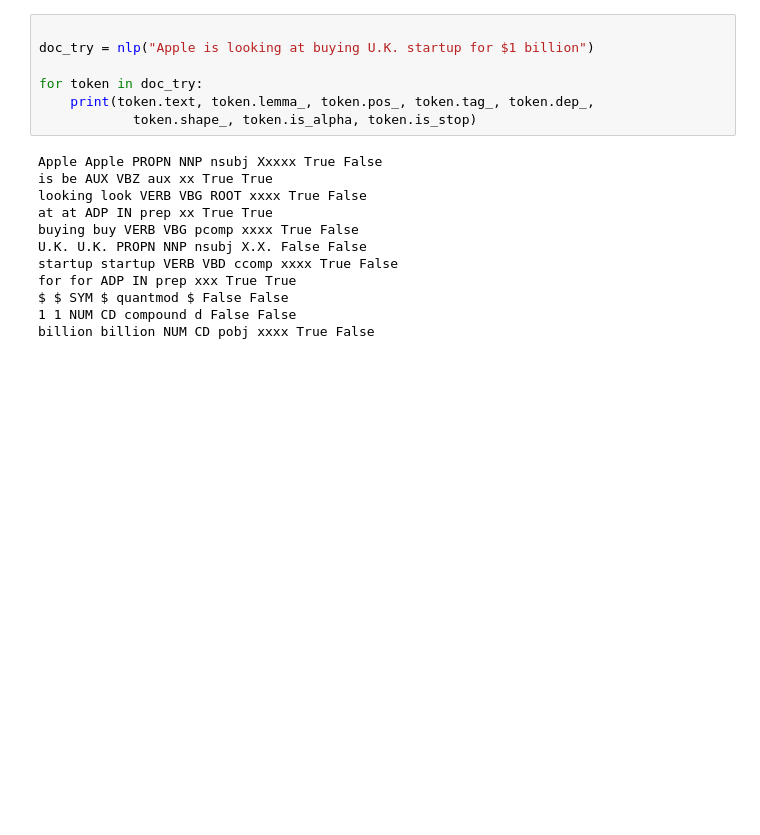
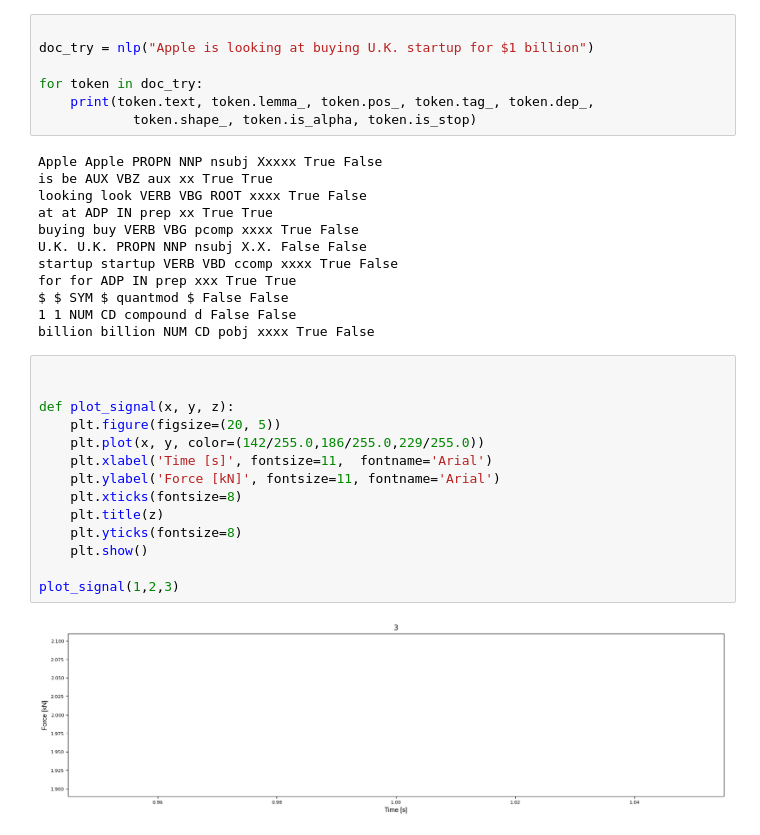
Before and after one commit to nilswey/PDF-Analyzer, a Jupyter notebook: pdf_try.ipynb, the cells around one changed output. Drawn from its saved outputs; the diff is of its cells as text; blank space fills up the shorter version.

```diff
--- a/pdf_try.ipynb
+++ b/pdf_try.ipynb
@@ -190,3 +168,19 @@ for for ADP IN prep xxx True True
 $ $ SYM $ quantmod $ False False
 1 1 NUM CD compound d False False
 billion billion NUM CD pobj xxxx True False
+# %%
+
+
+def plot_signal(x, y, z):
+    plt.figure(figsize=(20, 5))
+    plt.plot(x, y, color=(142/255.0,186/255.0,229/255.0))
+    plt.xlabel('Time [s]', fontsize=11,  fontname='Arial')
+    plt.ylabel('Force [kN]', fontsize=11, fontname='Arial')
+    plt.xticks(fontsize=8)
+    plt.title(z)
+    plt.yticks(fontsize=8)
+    plt.show()
+
+plot_signal(1,2,3)
+# %% [output]
+[figure, added]
```
Also changed, not shown: parts of 19 cells of this notebook, 4 other files.
